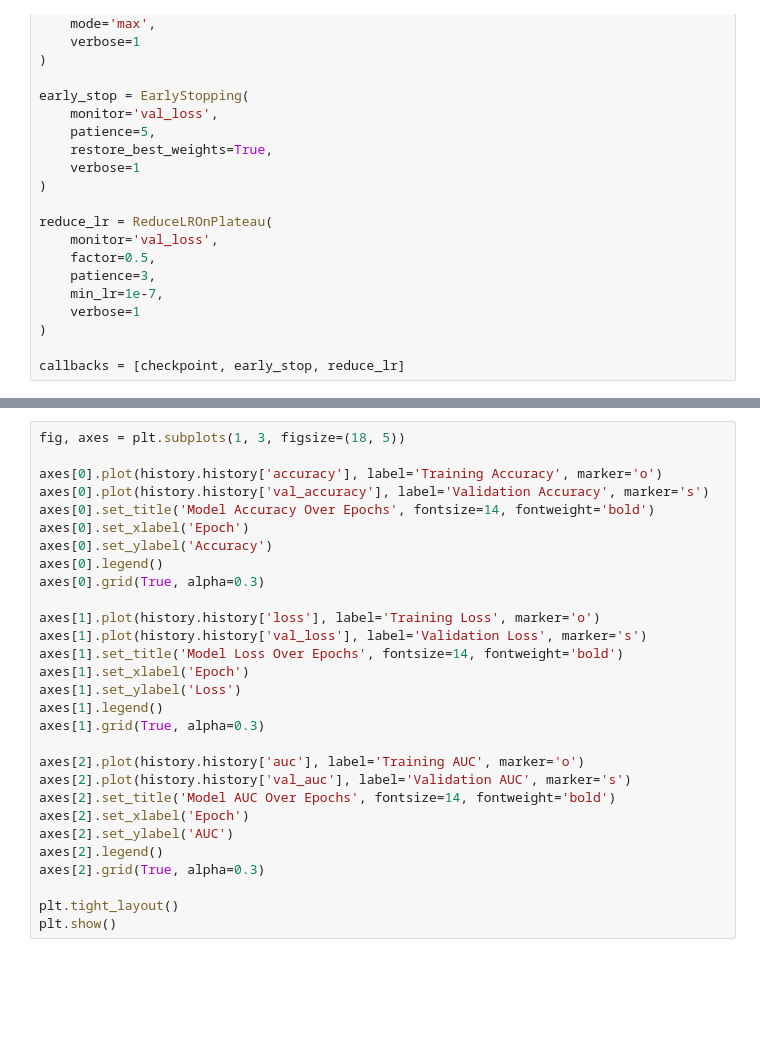
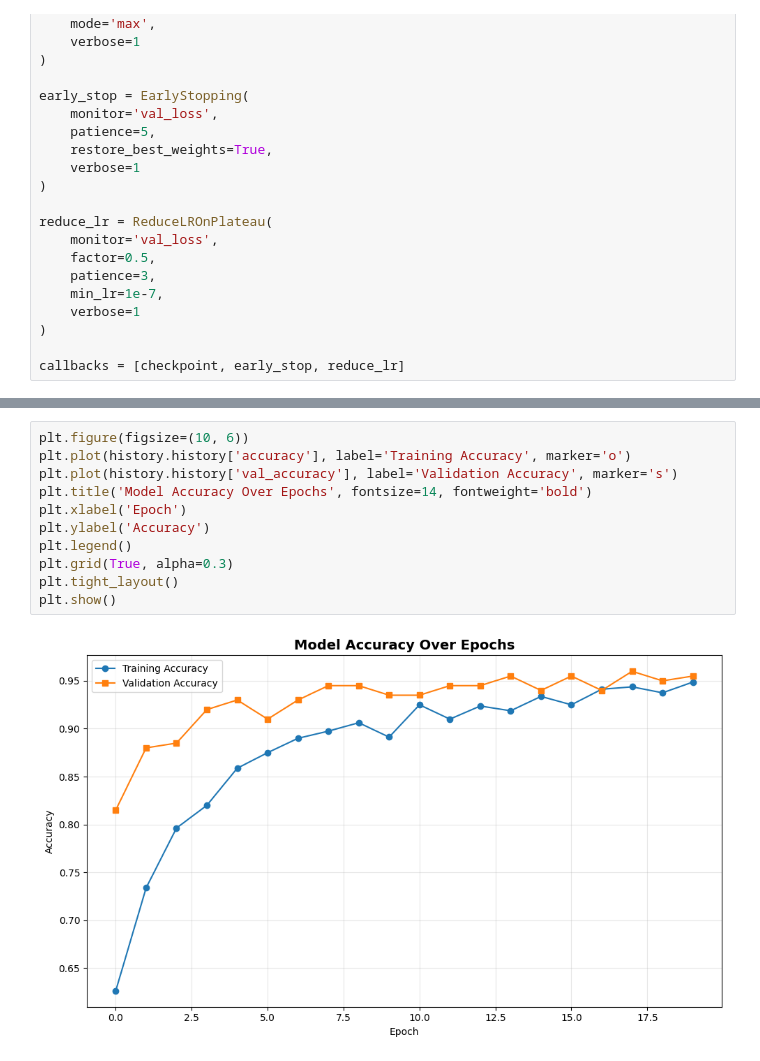
Before and after one commit to Istiaq-Fuad/pen-pencil-classifier, a Jupyter notebook: pen_pencil_classifier.ipynb, the cells around one changed output, grey strips where cells are left out. Drawn from its saved outputs; the diff is of its cells as text; blank space fills up the shorter version.

```diff
--- a/pen_pencil_classifier.ipynb
+++ b/pen_pencil_classifier.ipynb
@@ -170,29 +227,13 @@ print("\nTraining completed!")
 # %%
-fig, axes = plt.subplots(1, 3, figsize=(18, 5))
-
-axes[0].plot(history.history['accuracy'], label='Training Accuracy', marker='o')
-axes[0].plot(history.history['val_accuracy'], label='Validation Accuracy', marker='s')
-axes[0].set_title('Model Accuracy Over Epochs', fontsize=14, fontweight='bold')
-axes[0].set_xlabel('Epoch')
-axes[0].set_ylabel('Accuracy')
-axes[0].legend()
-axes[0].grid(True, alpha=0.3)
-
-axes[1].plot(history.history['loss'], label='Training Loss', marker='o')
-axes[1].plot(history.history['val_loss'], label='Validation Loss', marker='s')
-axes[1].set_title('Model Loss Over Epochs', fontsize=14, fontweight='bold')
-axes[1].set_xlabel('Epoch')
-axes[1].set_ylabel('Loss')
-axes[1].legend()
-axes[1].grid(True, alpha=0.3)
-
-axes[2].plot(history.history['auc'], label='Training AUC', marker='o')
-axes[2].plot(history.history['val_auc'], label='Validation AUC', marker='s')
-axes[2].set_title('Model AUC Over Epochs', fontsize=14, fontweight='bold')
-axes[2].set_xlabel('Epoch')
-axes[2].set_ylabel('AUC')
-axes[2].legend()
-axes[2].grid(True, alpha=0.3)
-
+plt.figure(figsize=(10, 6))
+plt.plot(history.history['accuracy'], label='Training Accuracy', marker='o')
+plt.plot(history.history['val_accuracy'], label='Validation Accuracy', marker='s')
+plt.title('Model Accuracy Over Epochs', fontsize=14, fontweight='bold')
+plt.xlabel('Epoch')
+plt.ylabel('Accuracy')
+plt.legend()
+plt.grid(True, alpha=0.3)
 plt.tight_layout()
 plt.show()
+# %% [output]
+[figure, added]
```
Also changed, not shown: parts of 17 cells of this notebook.
